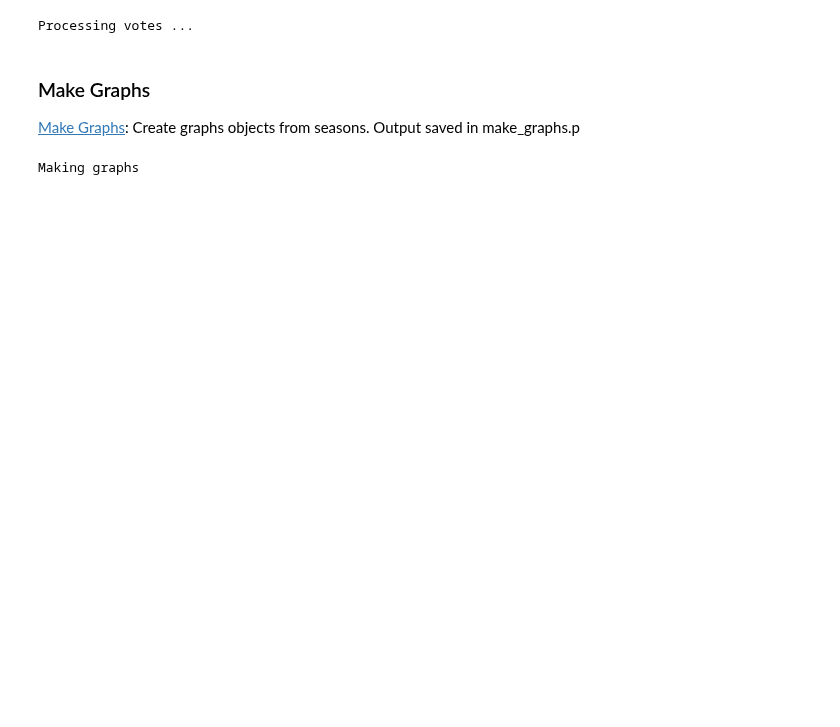
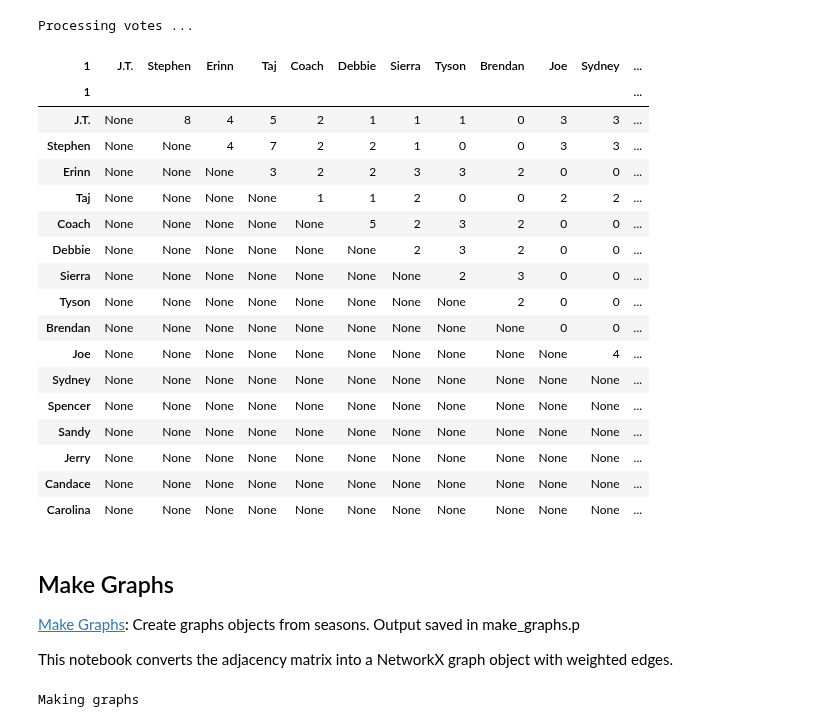
Before and after one commit to bchugit/Survivor-Project, a Jupyter notebook: project_notebook.ipynb, the cells around one changed output. Drawn from its saved outputs; the diff is of its cells as text; code cells hidden in the pictures; blank space fills up the shorter version.

```diff
--- a/project_notebook.ipynb
+++ b/project_notebook.ipynb
@@ -62,9 +91,33 @@ if not use_process_votes_from_disk:
     voteweights = process_votes.get_voteweights(seasons, save_to_disk=True)
 # %% [output]
 Processing votes ...
+# %%
+# Example
+voteweights['Tocantins']
+# %% [output]
+| 1 | J.T. | Stephen | Erinn | Taj | Coach | Debbie | Sierra | Tyson | Brendan | Joe | Sydney | ... |
+| 1 |  |  |  |  |  |  |  |  |  |  |  | ... |
+| J.T. | None | 8 | 4 | 5 | 2 | 1 | 1 | 1 | 0 | 3 | 3 | ... |
+| Stephen | None | None | 4 | 7 | 2 | 2 | 1 | 0 | 0 | 3 | 3 | ... |
+| Erinn | None | None | None | 3 | 2 | 2 | 3 | 3 | 2 | 0 | 0 | ... |
+| Taj | None | None | None | None | 1 | 1 | 2 | 0 | 0 | 2 | 2 | ... |
+| Coach | None | None | None | None | None | 5 | 2 | 3 | 2 | 0 | 0 | ... |
+| Debbie | None | None | None | None | None | None | 2 | 3 | 2 | 0 | 0 | ... |
+| Sierra | None | None | None | None | None | None | None | 2 | 3 | 0 | 0 | ... |
+| Tyson | None | None | None | None | None | None | None | None | 2 | 0 | 0 | ... |
+| Brendan | None | None | None | None | None | None | None | None | None | 0 | 0 | ... |
+| Joe | None | None | None | None | None | None | None | None | None | None | 4 | ... |
+| Sydney | None | None | None | None | None | None | None | None | None | None | None | ... |
+| Spencer | None | None | None | None | None | None | None | None | None | None | None | ... |
+| Sandy | None | None | None | None | None | None | None | None | None | None | None | ... |
+| Jerry | None | None | None | None | None | None | None | None | None | None | None | ... |
+| Candace | None | None | None | None | None | None | None | None | None | None | None | ... |
+| Carolina | None | None | None | None | None | None | None | None | None | None | None | ... |
 # %% [markdown]
-### Make Graphs
+## Make Graphs
 <a href="make_graphs.ipynb" target="_blank">Make Graphs</a>: Create graphs objects from seasons. Output saved in make_graphs.p
+
+This notebook converts the adjacency matrix into a NetworkX graph object with weighted edges.
 # %%
 use_make_graphs_from_disk = True and not run_all_override
 
```
Also changed, not shown: parts of 16 cells of this notebook.
